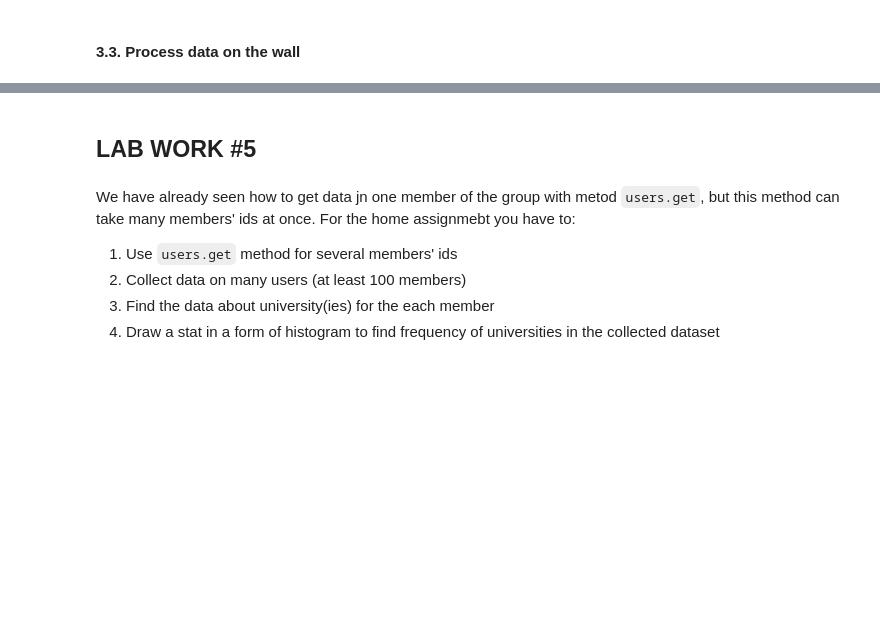
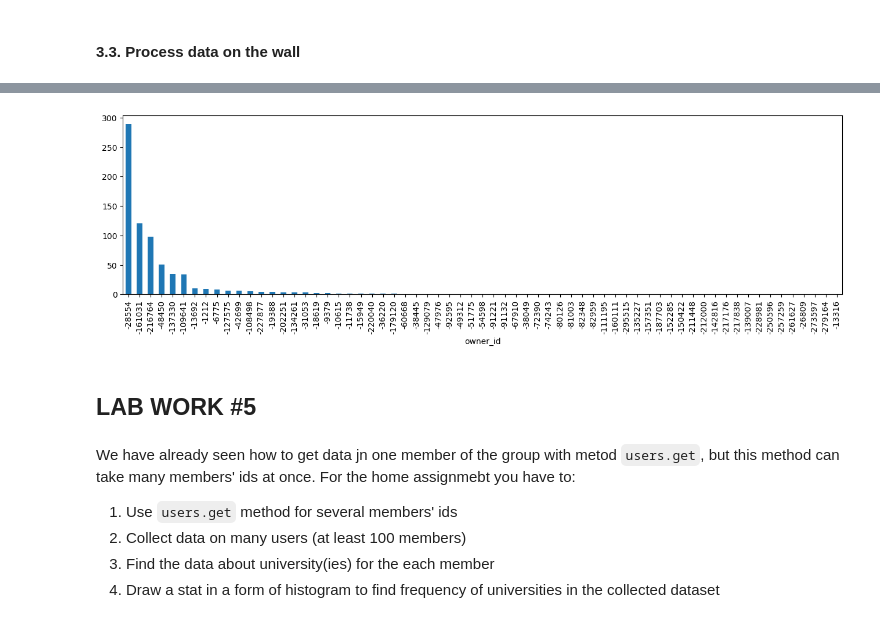
Before and after one commit to vgarshin/master_classes_23, a Jupyter notebook: 6_api_vk_load.ipynb, the cells around one changed output, grey strips where cells are left out. Drawn from its saved outputs; the diff is of its cells as text; code cells hidden in the pictures; blank space fills up the shorter version.

```diff
--- a/6_api_vk_load.ipynb
+++ b/6_api_vk_load.ipynb
@@ -278,8 +507,9 @@ df.head()
 # %%
 all_data = []
 for file_name in file_list:
-    with open(f'{folder}/{file_name}') as file:
-        data = json.load(file)
-    all_data.extend(data['response']['items'])
+    if 'json' in file_name:
+        with open(f'{folder}/{file_name}') as file:
+            data = json.load(file)
+        all_data.extend(data['response']['items'])
 df = pd.DataFrame(all_data)
 df.head()
@@ -288,8 +526,9 @@ pd.set_option('display.max_columns', None)
 
 all_data = []
 for file_name in file_list:
-    with open(f'{folder}/{file_name}') as file:
-        data = json.load(file)
-    all_data.append(pd.json_normalize(data['response']['items']))
+    if 'json' in file_name:
+        with open(f'{folder}/{file_name}') as file:
+            data = json.load(file)
+        all_data.append(pd.json_normalize(data['response']['items']))
 df = pd.concat(all_data, ignore_index=True) # concatenate all the data frames in the list.
 df.head()
@@ -296,4 +542,5 @@ df.head()
 # %%
 df['owner_id'] = df['owner_id'].astype(str)
 # %%
-df.groupby(by='owner_id')['likes.count'].sum()
+sdf = df.groupby(by='owner_id')['likes.count'].sum()
+sdf.head()
@@ -300,8 +555,14 @@ df.groupby(by='owner_id')['likes.count'].sum()
+# %%
+sdf.sort_values(ascending=False, inplace=True)
 # %%
+import matplotlib.pyplot as plt
+
 plt.figure(figsize=(16, 4))
-df.groupby(by='owner_id')['likes.count'].sum().plot(kind='bar')
+sdf.plot(kind='bar')
 plt.xticks(rotation='vertical')
 plt.show()
+# %% [output]
+[figure, added]
 # %% [markdown]
 ## LAB WORK #5
 # %% [markdown]
```
Also changed, not shown: parts of 41 cells of this notebook, 1 other file.
